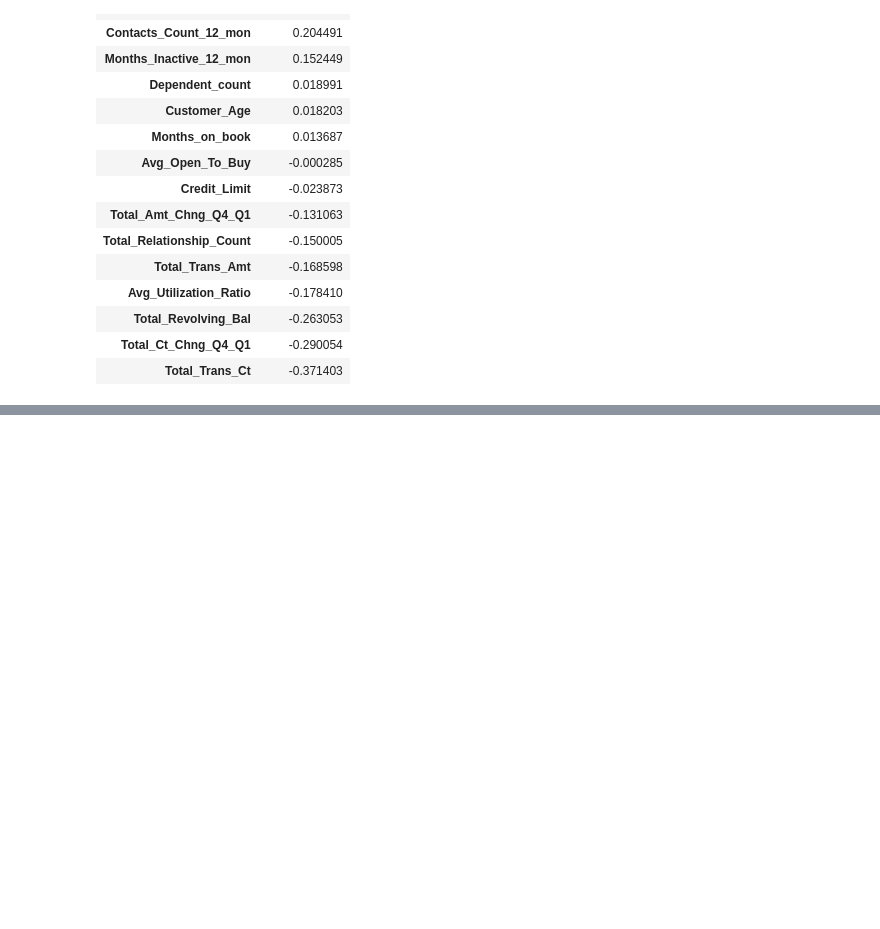
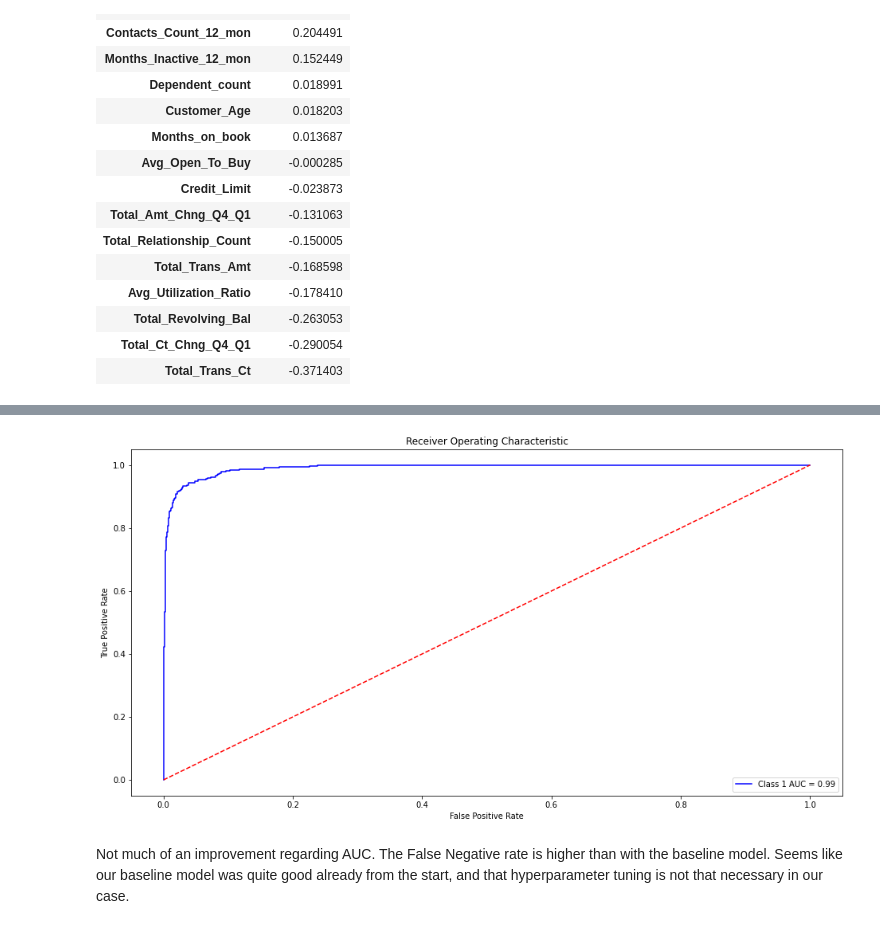
Before and after one commit to johmakinen/Various_projects, a Jupyter notebook: Notebooks/Credit_card_churn.ipynb, the cells around one changed output, grey strips where cells are left out. Saved outputs shown, nothing was run; the diff lists cells and outputs as text; code cells hidden in the pictures; blank space fills up the shorter version.

```diff
--- a/Notebooks/Credit_card_churn.ipynb
+++ b/Notebooks/Credit_card_churn.ipynb
@@ -199,0 +348,7 @@ The Target label seems to correlate most with
+# %%
+plot_roc(y_test,xgb_cv.predict_proba(X_test)[:,1])
+# %% [output]
+[figure, added]
+# %% [markdown]
+Not much of an improvement regarding AUC. The False Negative rate is higher than with the baseline model.
+Seems like our baseline model was quite good already from the start, and that hyperparameter tuning is not that necessary in our case.
```
Also changed, not shown: parts of 27 cells of this notebook.
